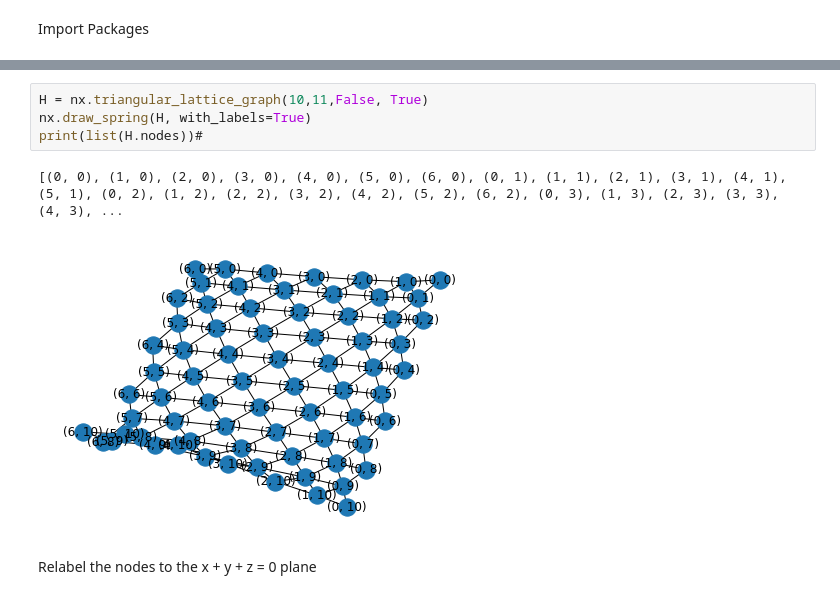
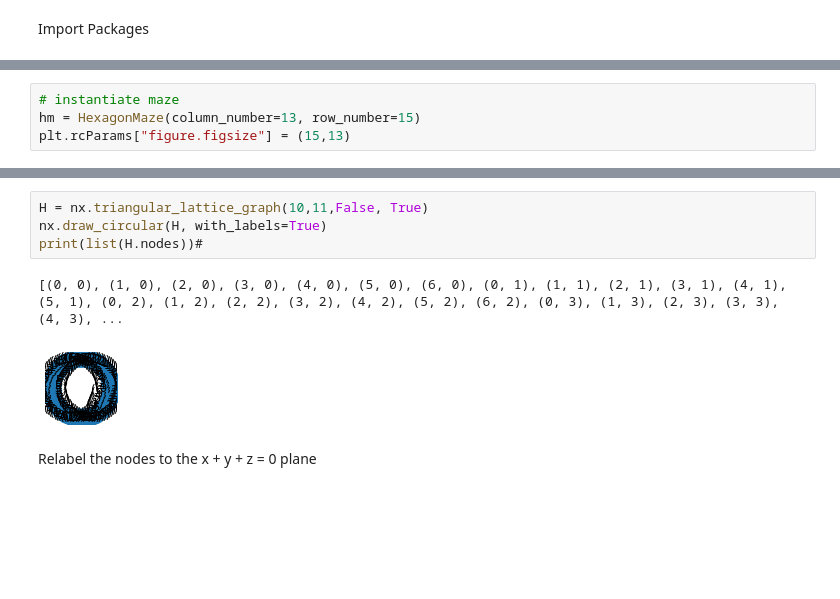
Before and after one commit to casualcoffeeaddict/Honeycomb-Maze, a Jupyter notebook: honeycomb_maze/testing/networkx_test.ipynb, the cells around one changed output, grey strips where cells are left out. Cells and saved outputs as stored; diff of their text form; blank space fills up the shorter version.

```diff
--- a/honeycomb_maze/testing/networkx_test.ipynb
+++ b/honeycomb_maze/testing/networkx_test.ipynb
@@ -6,0 +9,4 @@ from honeycomb_maze.main import *
+# %%
+# instantiate maze
+hm = HexagonMaze(column_number=13, row_number=15)
+plt.rcParams["figure.figsize"] = (15,13)
@@ -7,10 +31,10 @@ from honeycomb_maze.main import *
 # %%
 H = nx.triangular_lattice_graph(10,11,False, True)
-nx.draw_spring(H, with_labels=True)
+nx.draw_circular(H, with_labels=True)
 print(list(H.nodes))#
 # %% [output]
 [(0, 0), (1, 0), (2, 0), (3, 0), (4, 0), (5, 0), (6, 0), (0, 1), (1, 1), (2, 1), (3, 1), (4, 1), (5, 1), (0, 2), (1, 2), (2, 2), (3, 2), (4, 2), (5, 2), (6, 2), (0, 3), (1, 3), (2, 3), (3, 3), (4, 3), ...
-[figure, old version]
+[figure, new version]
 # %% [markdown]
 Relabel the nodes to the x + y + z = 0 plane
 # %%
```
Also changed, not shown: parts of 4 cells of this notebook, 6 other files.
